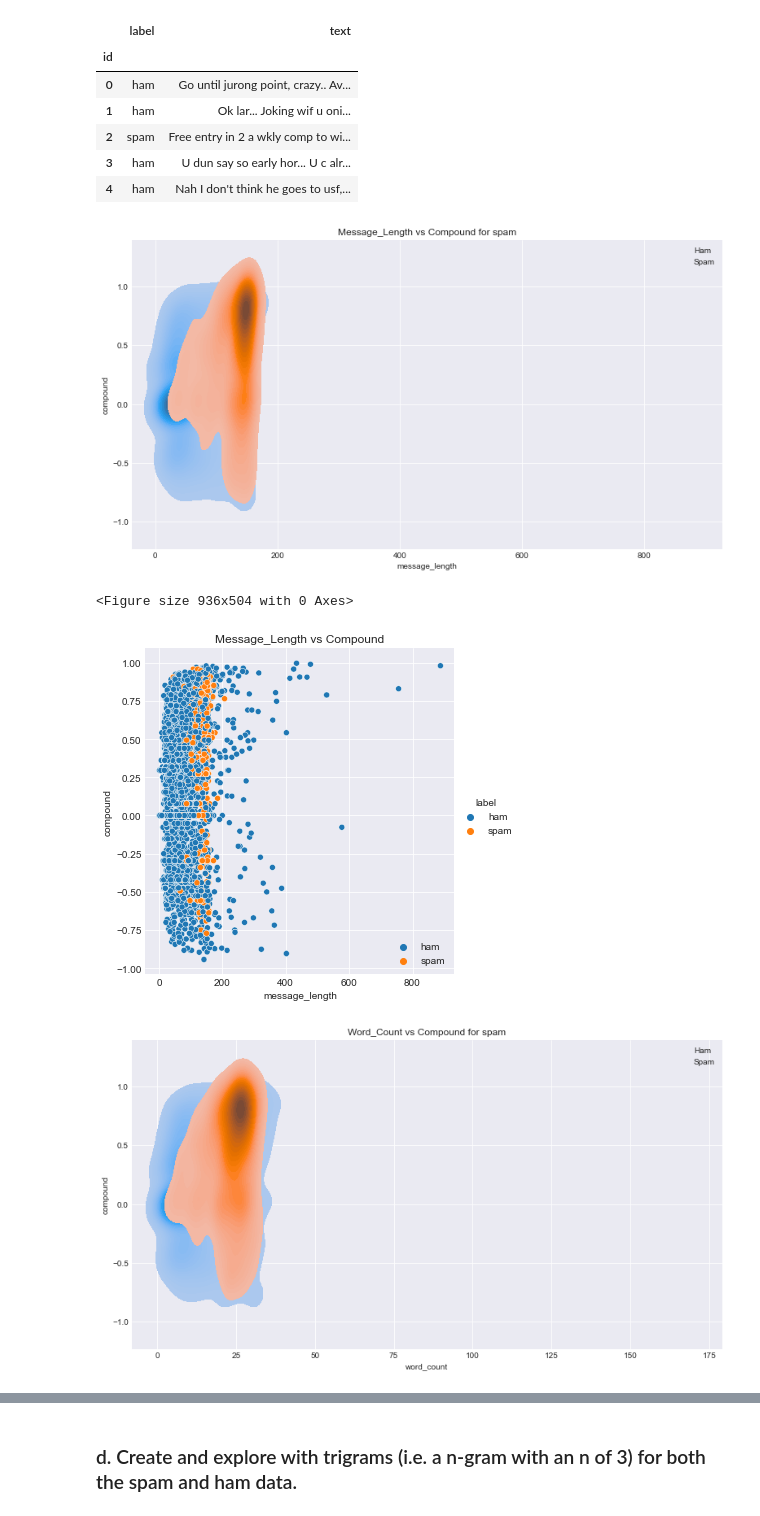
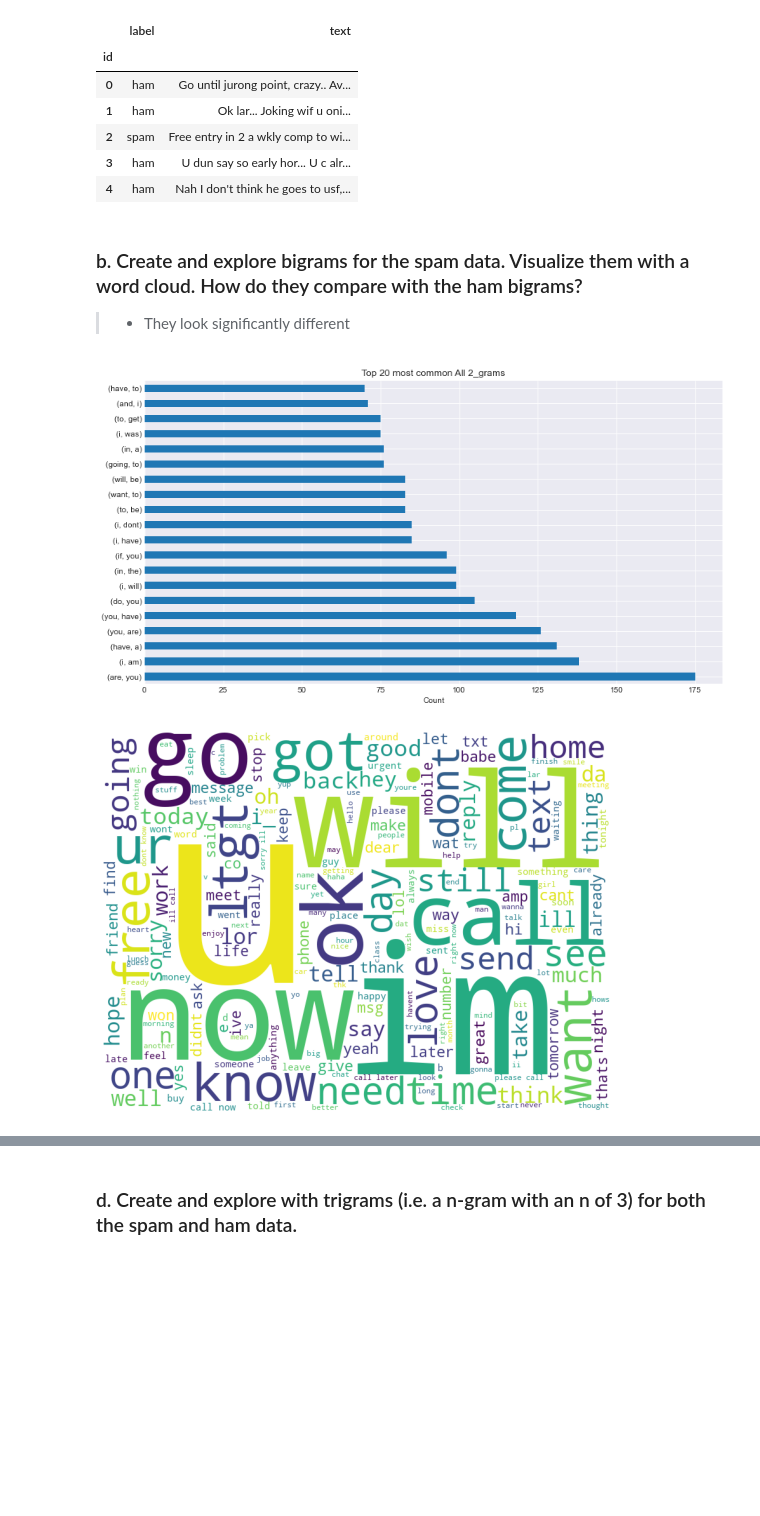
Before and after one commit to CharlesAtchison/natural-language-processing-exercises, a Jupyter notebook: explore.ipynb, the cells around one changed output, grey strips where cells are left out. Cells and saved outputs as stored; diff of their text form; code cells hidden in the pictures; blank space fills up the shorter version.

Commit message:
Finished the explore exercises and the various classe

```diff
--- a/explore.ipynb
+++ b/explore.ipynb
@@ -335,12 +42,13 @@ class NLP_explore():
+# %% [markdown]
+### b. Create and explore bigrams for the spam data. Visualize them with a word cloud. How do they compare with the ham bigrams?
+
+> - They look significantly different
 # %%
 hns = NLP_explore(df, 'label', 'text', 'ham', 'spam')
-hns.add_features()
-hns.add_sentiment_analysis().head()
-hns.sentiment_bivariate_plots(save=True)
-hns.sentiment_distributions(save=True)
-hns.plot_wordcloud(save=True)
+# Generate a bigram and plot it
+hns.n_gram()
+# Generate a wordcloud
+hns.plot_wordcloud()
 # %% [output]
-[figure, old version]
+[figure, new version]
-<Figure size 936x504 with 0 Axes>
-[figure, old version]
+[figure, new version]
-[figure, removed]
```
Also changed, not shown: parts of 30 cells of this notebook, 11 other files.
